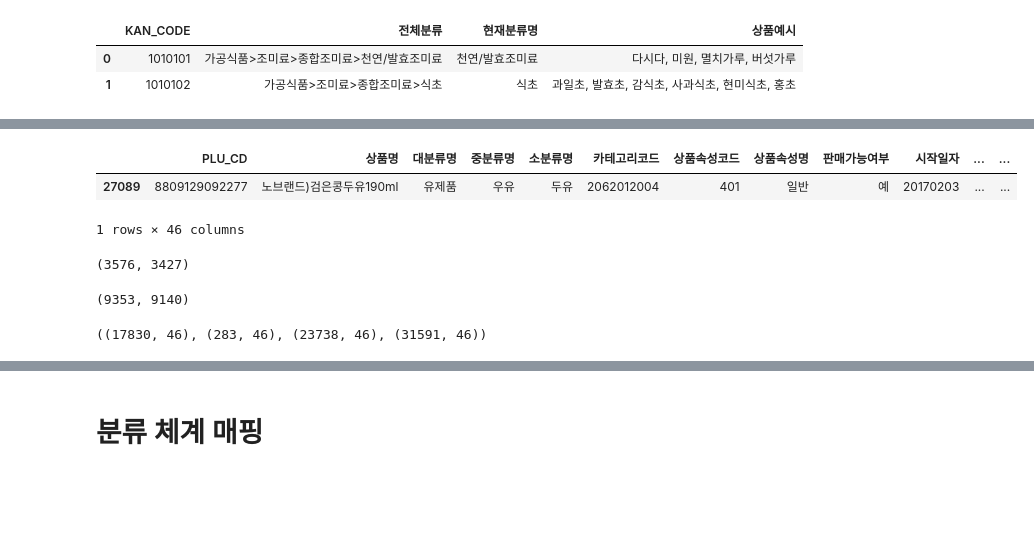
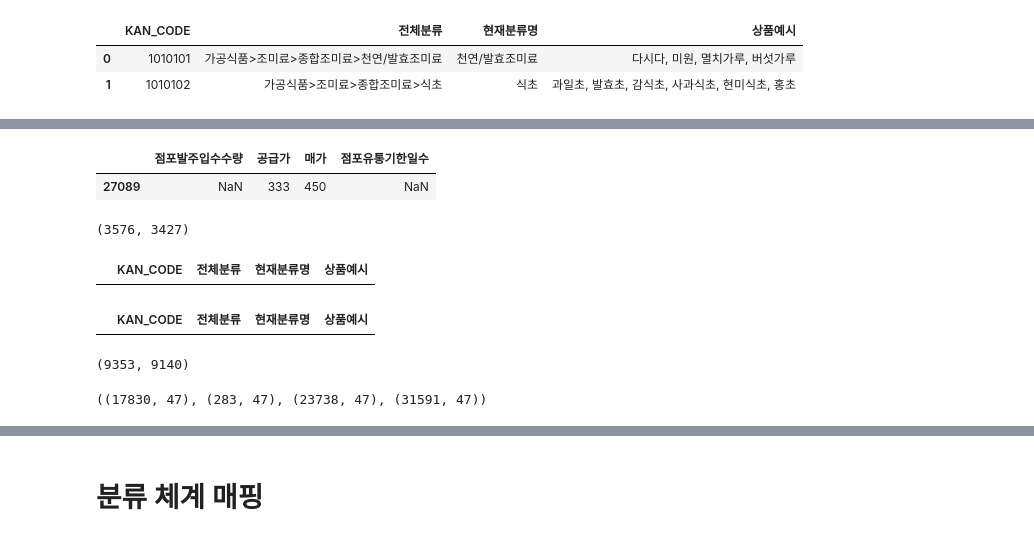
Before and after one commit to almostzero/emart24_codes, a Jupyter notebook: RJY/EDA_items.ipynb, the cells around one changed output, grey strips where cells are left out. Drawn from its saved outputs; the diff is of its cells as text; code cells hidden in the pictures; blank space fills up the shorter version.

```diff
--- a/RJY/EDA_items.ipynb
+++ b/RJY/EDA_items.ipynb
@@ -123,10 +95,9 @@ item[~contained][['상품명', 'GDS_DSCRT', 'GDS_SLPNT_DSCRT']]
 # %%
 temp = pd.read_csv(ROOT / 'data/prep/02.설명이추가된 상품마스터_20210325.csv', sep='|', dtype=str)
-temp[temp['점포발주입수수량'].isna() | temp['공급가'].isna() | temp['매가'].isna() | temp['점포유통기한일수'].isna()]
+temp[temp['점포발주입수수량'].isna() | temp['공급가'].isna() | temp['매가'].isna() | temp['점포유통기한일수'].isna()][['점포발주입수수량', '공급가', '매가', '점포유통기한일수']]
 # %% [output]
-|  | PLU_CD | 상품명 | 대분류명 | 중분류명 | 소분류명 | 카테고리코드 | 상품속성코드 | 상품속성명 | 판매가능여부 | 시작일자 | ... | ... |
-| 27089 | 8809129092277 | 노브랜드)검은콩두유190ml | 유제품 | 우유 | 두유 | 2062012004 | 401 | 일반 | 예 | 20170203 | ... | ... |
+|  | 점포발주입수수량 | 공급가 | 매가 | 점포유통기한일수 |
+| 27089 | NaN | 333 | 450 | NaN |
-1 rows × 46 columns
 # %%
 # 전체 카테고리
 all_category = []
@@ -137,6 +108,16 @@ unique_category = set(all_category)
 len(all_category), len(unique_category)
 # %% [output]
 (3576, 3427)
+# %%
+# 전체분류 마지막 항목과 현재분류명 일치하지 않는 케이스
+category[~(category['전체분류'].apply(lambda row: row.split('>')[-1]) == category['현재분류명'])]
+# %% [output]
+|  | KAN_CODE | 전체분류 | 현재분류명 | 상품예시 |
+# %%
+# 전처리해야할 대상들
+category[category['전체분류'].duplicated(keep=False)]
+# %% [output]
+|  | KAN_CODE | 전체분류 | 현재분류명 | 상품예시 |
 # %%
 # category의 아이템
 category_item = [x for lst in category['상품예시'].apply(lambda row: [x.strip() for x in row.split(',')]).tolist() for x in lst]
@@ -156,7 +137,9 @@ overlap = item_unique_bool & (item['대분류명'].isin(unique_category) | item[
 exact_match_bool = item_unique_bool & item['상품명'].isin(category_item_unique)
 # 상품명에 포함된 상품예시
 contain_bool = item_unique_bool & item['상품명'].apply(lambda x: bool([i for i in category_item_unique if i in x]))
+item['상품예시'] = item['상품명'].apply(lambda x: [i for i in category_item_unique if i in x])
+item['카테고리'] = ''
 
 item[overlap].shape, item[exact_match_bool].shape, item[contain_bool].shape, item[overlap | contain_bool].shape
 # %% [output]
-((17830, 46), (283, 46), (23738, 46), (31591, 46))
+((17830, 47), (283, 47), (23738, 47), (31591, 47))
```
Also changed, not shown: parts of 21 cells of this notebook, 5 other files.
